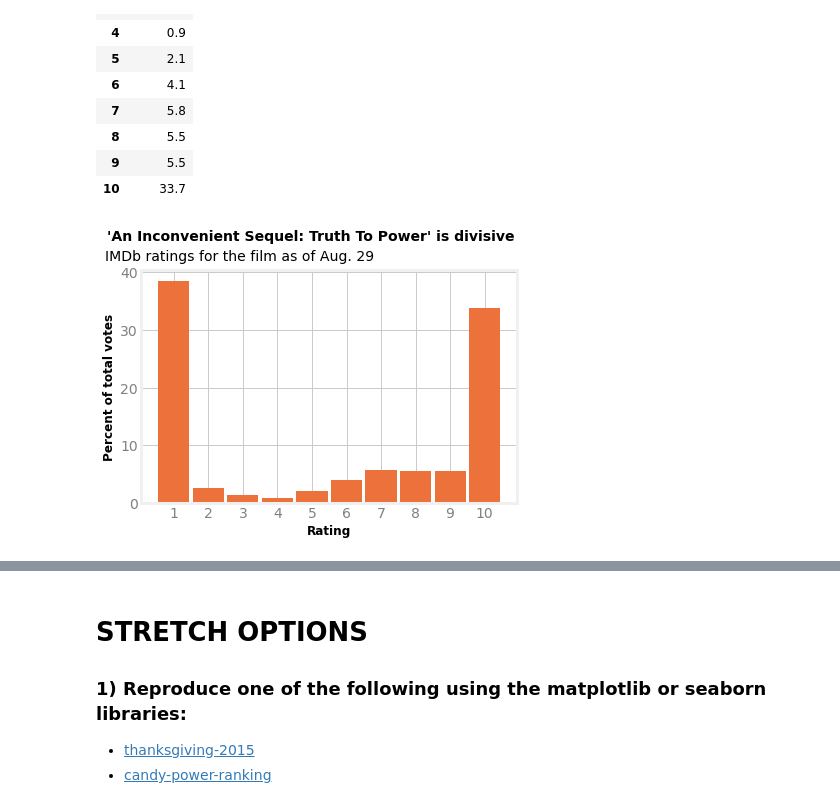
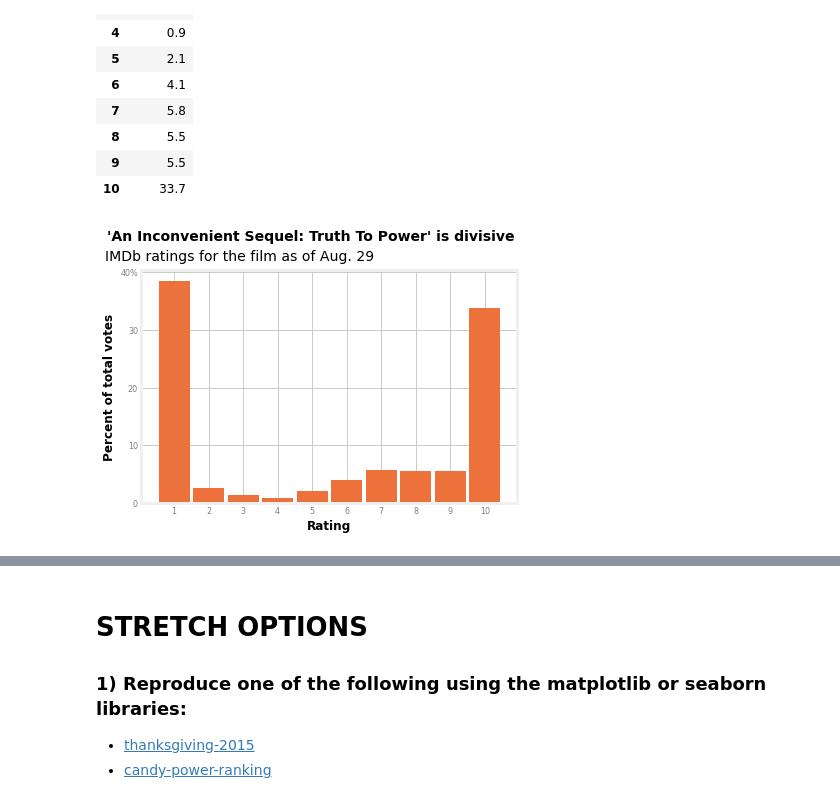
Before and after one commit to iambrookedrake/DS-Unit-1-Sprint-1-Data-Wrangling-and-Storytelling, a Jupyter notebook: module4-make-explanatory-visualizations/Brooke_Drake_DSPT6_U1S1M4_Make_Explanatory_Visualizations_Assignment.ipynb, the cells around one changed output, grey strips where cells are left out. Cells and saved outputs as stored; diff of their text form; code cells hidden in the pictures.

```diff
--- a/module4-make-explanatory-visualizations/Brooke_Drake_DSPT6_U1S1M4_Make_Explanatory_Visualizations_Assignment.ipynb
+++ b/module4-make-explanatory-visualizations/Brooke_Drake_DSPT6_U1S1M4_Make_Explanatory_Visualizations_Assignment.ipynb
@@ -157,31 +157,31 @@ plot_data
 # %%
 fig, ax = plt.subplots()
 
 # Figure background color
-fig.patch.set(facecolor="white")
+fig.patch.set(facecolor="none")
 
 # Set the bars
 ax.bar(x=range(1,11), height=plot_data['percent'], width=0.9, color="#ED713A")
 
 # Axes background color
-ax.set(facecolor="white")
+ax.set(facecolor="none")
 
 # Set the title and subtitle
 ax.set_title("'An Inconvenient Sequel: Truth To Power' is divisive",
              fontsize=14,
              x=.45,
              y=1.1,
              fontweight='bold')
 ax.text(s="IMDb ratings for the film as of Aug. 29", fontsize=14, x=-1, y=42)
 
 # Set the x and y axes labels
 ax.set_xlabel("Rating", fontsize=12, fontweight='bold')
 ax.set_ylabel("Percent of total votes", fontsize=12, fontweight='bold')
 
 # Fix the x an y axis tick marks and grid
-ax.set_xticklabels(range(1,11), rotation=0, color="grey")
+ax.set_xticklabels(range(1,11), rotation=0, color="grey", fontsize=8)
 ax.set_xticks(range(1,11))
-ax.set_yticklabels(range(0,50,10), color="grey")
+ax.set_yticklabels(['0', '10', '20', '30', '40%'], color="grey", fontsize=8)
 ax.set_yticks(range(0,50,10));
 # %% [output]
-[figure, old version]
+[figure, new version]
```
Also changed, not shown: parts of 10 cells of this notebook.
